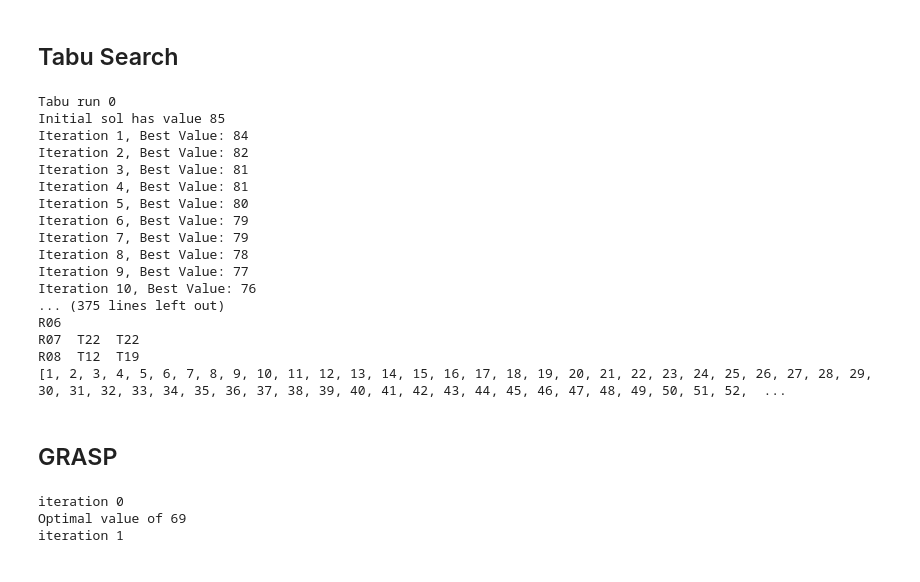
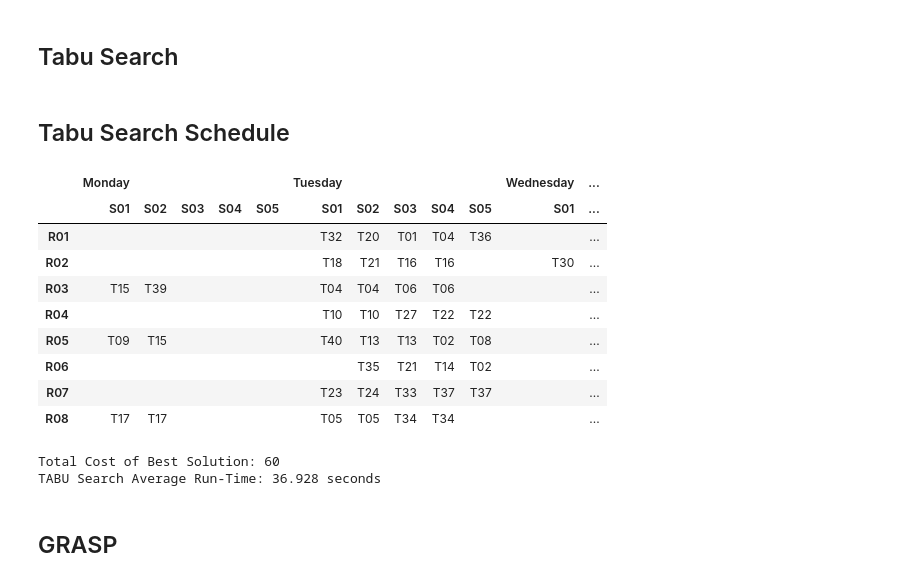
Before and after one commit to NarymanTarvand/tutorial-scheduling, a Jupyter notebook: Scheduling_Assignment_Final.ipynb, the cells around one changed output. Saved outputs shown, nothing was run; the diff lists cells and outputs as text; code cells hidden in the pictures.

```diff
--- a/Scheduling_Assignment_Final.ipynb
+++ b/Scheduling_Assignment_Final.ipynb
@@ -1349,7 +1240,7 @@ tabu_attempts = []
 times = []
 num_tabu_runs = 10
 for i in range(num_tabu_runs):
-    print(f"Tabu run {i}")
+    #print(f"Tabu run {i}")
     start_time = time.time()
     tabu_iterations, tabu_best_sols, sol, sol_value = tabu_search(tabu_list_size=500, iter_without_improv=100, neighb_subset_size=100)
     times += [float(time.time() - start_time)]
@@ -1359,35 +1250,37 @@ tabu_iterations = best_pair[0]
 tabu_best_sols = best_pair[1]
 best_sol = best_pair[2]
 best_val = best_pair[3]
-print(f"The average time taken per run is {np.mean(times)}")
-print(f"The best schedule achieves an objective value of {best_val}, it is:")
-print(print_schedule(best_sol, slots,
-    days,
-    rooms,
-    num_tutors,
-    num_slots,
-    num_days,
-    num_rooms,
-    availability))
-print(tabu_iterations, tabu_best_sols)
-# %% [output]
-Tabu run 0
-Initial sol has value 85
-Iteration 1, Best Value: 84
-Iteration 2, Best Value: 82
-Iteration 3, Best Value: 81
-Iteration 4, Best Value: 81
-Iteration 5, Best Value: 80
-Iteration 6, Best Value: 79
-Iteration 7, Best Value: 79
-Iteration 8, Best Value: 78
-Iteration 9, Best Value: 77
-Iteration 10, Best Value: 76
-... (375 lines left out)
-R06
-R07  T22  T22
-R08  T12  T19
-[1, 2, 3, 4, 5, 6, 7, 8, 9, 10, 11, 12, 13, 14, 15, 16, 17, 18, 19, 20, 21, 22, 23, 24, 25, 26, 27, 28, 29, 30, 31, 32, 33, 34, 35, 36, 37, 38, 39, 40, 41, 42, 43, 44, 45, 46, 47, 48, 49, 50, 51, 52,  ...
+# %% [markdown]
+## Tabu Search Schedule
+# %%
+# Prints out the best schedule from Tabu Search
+schedule = print_schedule(best_sol, slots,
+    days,
+    rooms,
+    num_tutors,
+    num_slots,
+    num_days,
+    num_rooms,
+    availability)
+
+schedule
+# %% [output]
+|  | Monday |  |  |  |  | Tuesday |  |  |  |  | Wednesday | ... |
+|  | S01 | S02 | S03 | S04 | S05 | S01 | S02 | S03 | S04 | S05 | S01 | ... |
+| R01 |  |  |  |  |  | T32 | T20 | T01 | T04 | T36 |  | ... |
+| R02 |  |  |  |  |  | T18 | T21 | T16 | T16 |  | T30 | ... |
+| R03 | T15 | T39 |  |  |  | T04 | T04 | T06 | T06 |  |  | ... |
+| R04 |  |  |  |  |  | T10 | T10 | T27 | T22 | T22 |  | ... |
+| R05 | T09 | T15 |  |  |  | T40 | T13 | T13 | T02 | T08 |  | ... |
+| R06 |  |  |  |  |  |  | T35 | T21 | T14 | T02 |  | ... |
+| R07 |  |  |  |  |  | T23 | T24 | T33 | T37 | T37 |  | ... |
+| R08 | T17 | T17 |  |  |  | T05 | T05 | T34 | T34 |  |  | ... |
+# %%
+print('Total Cost of Best Solution:', best_val)
+print('TABU Search Average Run-Time:',  round(np.mean(times),3), 'seconds')
+# %% [output]
+Total Cost of Best Solution: 60
+TABU Search Average Run-Time: 36.928 seconds
 # %% [markdown]
 ## GRASP
 # %%
@@ -1397,21 +1290,6 @@ t0 = time.time()
 solution, cost = grasp_algorithm(
     n_iterations, availability, tutor_class, tutor_availability
 )
-print(time.time() - t0)
 solution = greedy_randomised_construction(availability, tutor_class, tutor_availability)
 
-print(is_feasible_schedule(solution, tutor_availability, allocation_num))
-print(f"cost {cost}")
-schedule = print_schedule(solution, slots,
-    days,
-    rooms,
-    num_tutors,
-    num_slots,
-    num_days,
-    num_rooms,
-    availability)
-print(schedule)
+tf = time.time()
-# %% [output]
-iteration 0
-Optimal value of 69
-iteration 1
```
Also changed, not shown: parts of 39 cells of this notebook.
